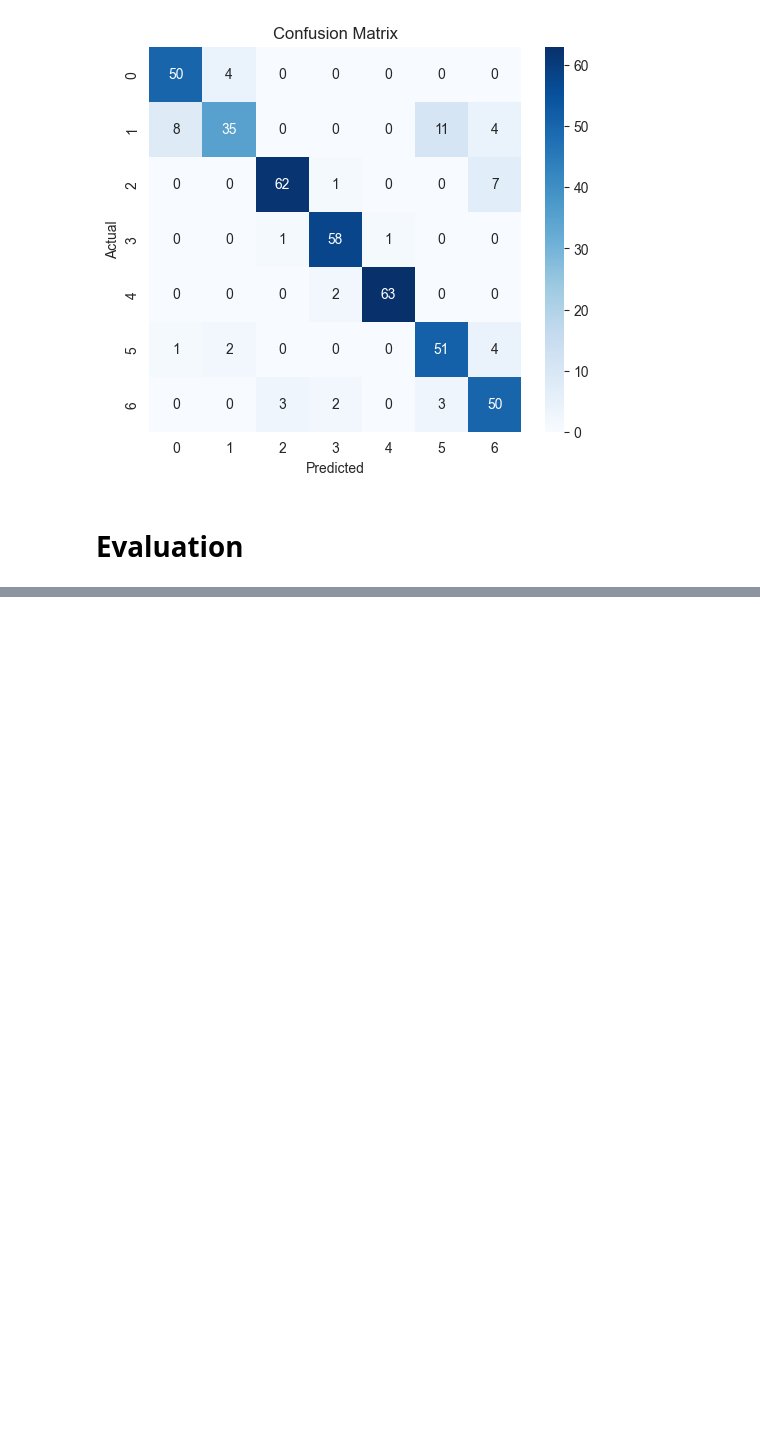
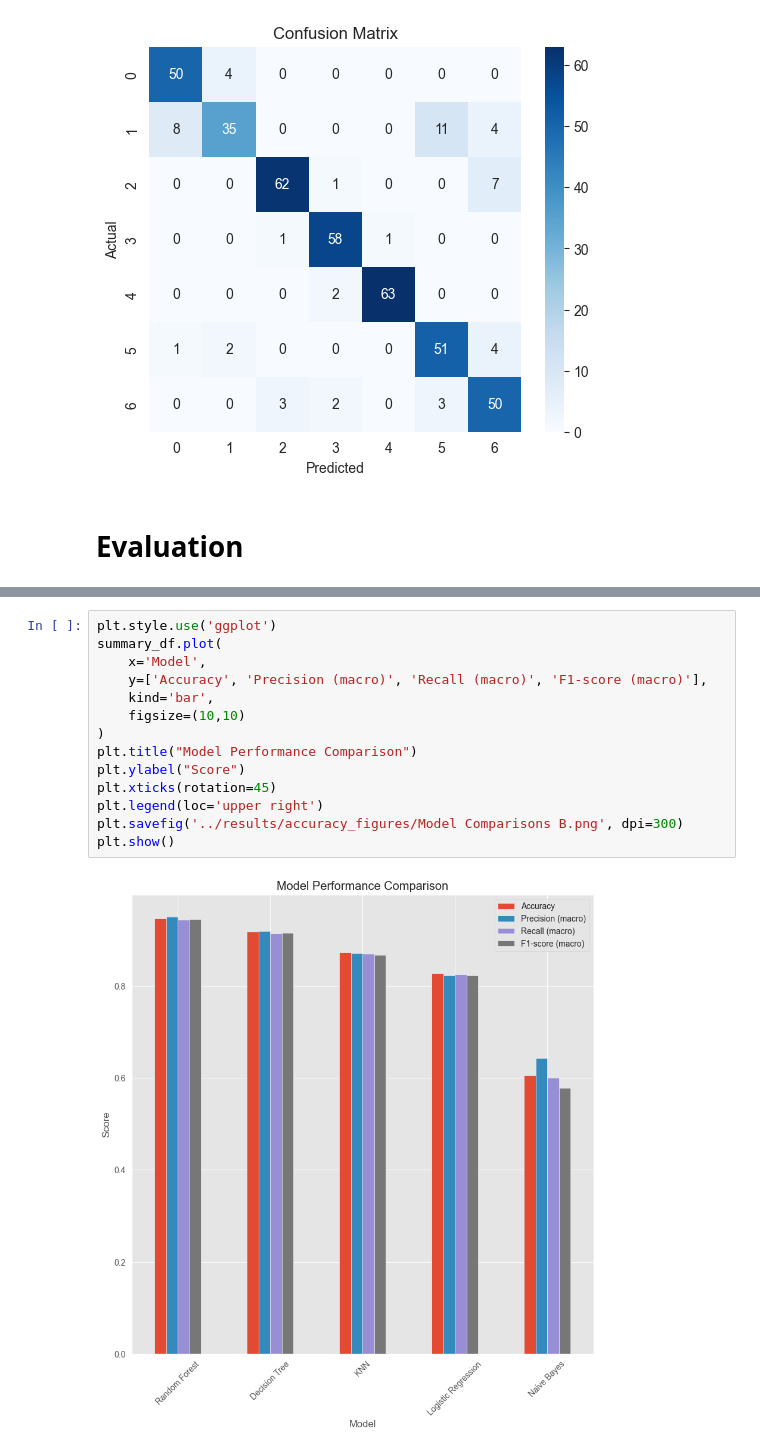
Before and after one commit to ratul-d/obesity-level-prediction, a Jupyter notebook: jupyter_notebooks/02_ml_modeling.ipynb, the cells around one changed output, grey strips where cells are left out. Drawn from its saved outputs; the diff is of its cells as text; blank space fills up the shorter version.

```diff
--- a/jupyter_notebooks/02_ml_modeling.ipynb
+++ b/jupyter_notebooks/02_ml_modeling.ipynb
@@ -415,0 +468,16 @@ weighted avg       0.88      0.87      0.87       423
+# %%
+plt.style.use('ggplot')
+summary_df.plot(
+    x='Model',
+    y=['Accuracy', 'Precision (macro)', 'Recall (macro)', 'F1-score (macro)'],
+    kind='bar',
+    figsize=(10,10)
+)
+plt.title("Model Performance Comparison")
+plt.ylabel("Score")
+plt.xticks(rotation=45)
+plt.legend(loc='upper right')
+plt.savefig('../results/accuracy_figures/Model Comparisons B.png', dpi=300)
+plt.show()
+# %% [output]
+[figure, added]
```
Also changed, not shown: parts of 11 cells of this notebook, 9 other files.
